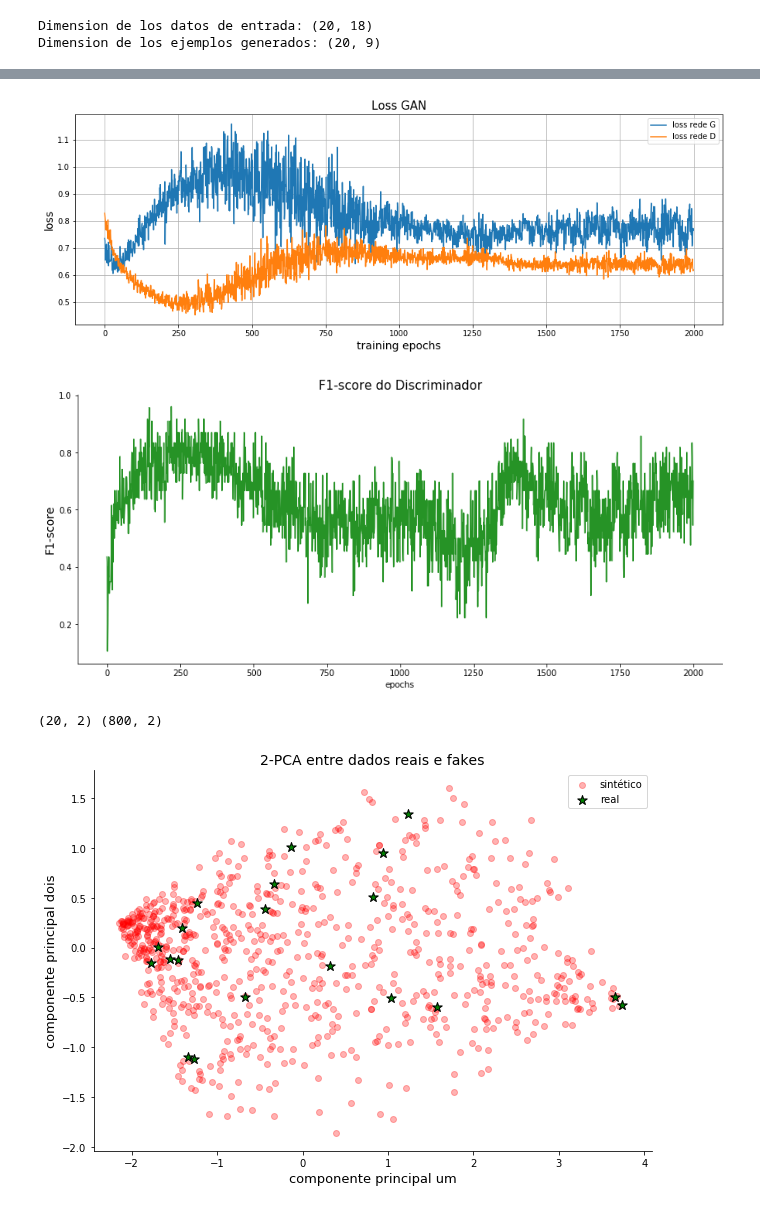
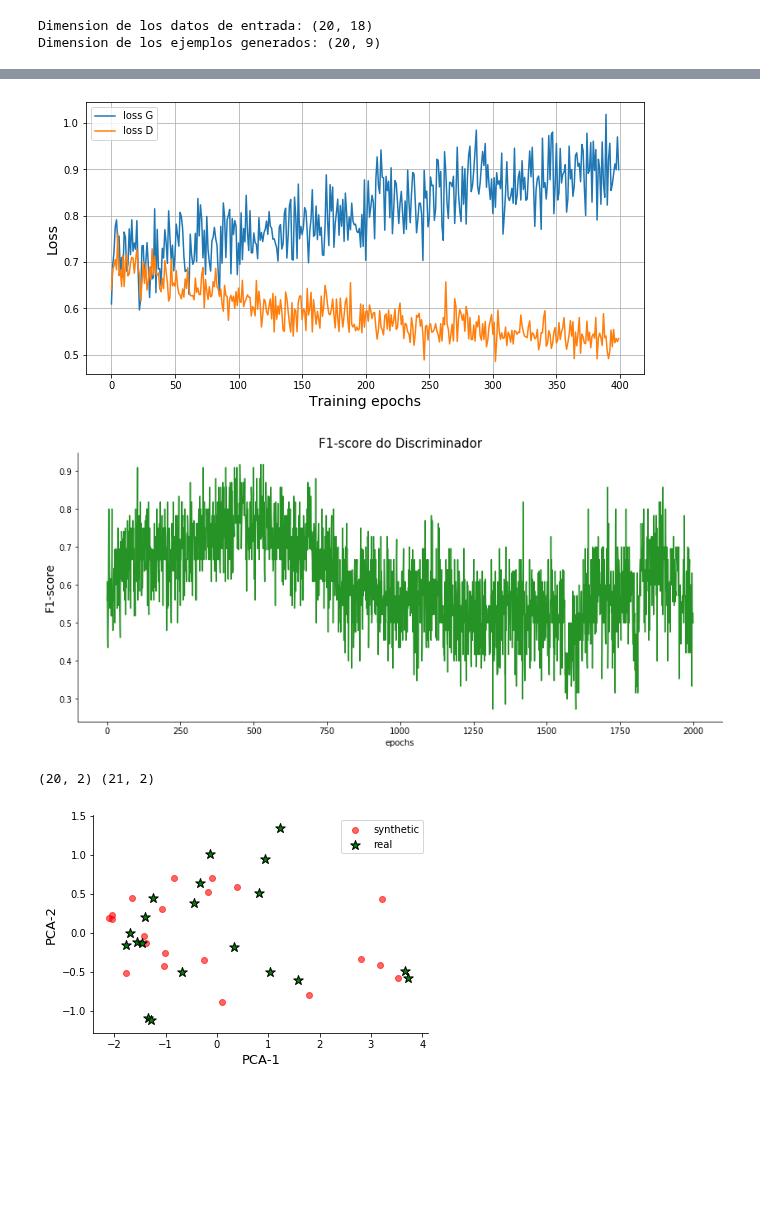
Before and after one commit to ejrueda/MasterUFPA, a Jupyter notebook: Proyectos/BioInformática/one-classification with GAN.ipynb, the cells around one changed output, grey strips where cells are left out. Cells and saved outputs as stored; diff of their text form; code cells hidden in the pictures; blank space fills up the shorter version.

```diff
--- a/Proyectos/BioInformática/one-classification with GAN.ipynb
+++ b/Proyectos/BioInformática/one-classification with GAN.ipynb
@@ -175,9 +175,9 @@ class Generator():
         Retorna el modelo Generador
         """
         model = Sequential()
-        model.add(Dense(100, input_shape=(self.noise_input,)))
-        model.add(Dense(100))
-        model.add(Dense(100))
+        model.add(Dense(250, input_shape=(self.noise_input,)))
+        model.add(Dense(250))
+        model.add(Dense(250))
         model.add(Dense(np.prod(self.out_dim), activation="tanh"))
         model.add(Reshape(self.out_dim))
         return model
@@ -206,17 +206,18 @@ Dimension de los ejemplos generados: (20, 9)
 pca_real = PCA(n_components=2)
 X_train_pca = pca_real.fit_transform(X_train)
 X_train_pca
-noise = np.random.normal(loc=0, scale=1, size=(800,noise_input))
-fig1 = plt.figure(figsize=(12,6))
+noise = np.random.normal(loc=0, scale=1, size=(21,noise_input))
+fig1 = plt.figure(figsize=(6,4))
 ax1 = fig1.add_subplot()
 ax1.spines["top"].set_visible(False)
 ax1.spines["right"].set_visible(False)
-plt.title("Dados gerados sem treinamento", fontsize=14)
-plt.xlabel("componente principal um", fontsize=13)
-plt.ylabel("componente principal dois", fontsize=13)
+#plt.title("Dados gerados sem treinamento", fontsize=14)
+plt.xlabel("PCA-1", fontsize=13)
+plt.ylabel("PCA-2", fontsize=13)
 x_noise = G.predict(noise)
 X_fake_pca = pca_real.transform(x_noise)
-plt.scatter(X_fake_pca[:,0], X_fake_pca[:,1], color="red", label="fake", alpha=.3)
-plt.scatter(X_train_pca[:,0], X_train_pca[:,1], color="green", label="real", alpha=1)
+plt.scatter(X_fake_pca[:,0], X_fake_pca[:,1], color="red", label="synthetic", alpha=.7)
+plt.scatter(X_train_pca[:,0], X_train_pca[:,1], color="green", label="real", alpha=1,
+            marker="*", edgecolors="black", s=100)
 plt.legend();
 # %% [output]
@@ -237,7 +238,6 @@ class Discriminator():
         model = Sequential()
         model.add(Dense(32, input_shape=self.input_dim))
         model.add(LeakyReLU(alpha=0.2)) #función rectificadora
-        model.add(Dense(32))
         model.add(Dropout(.1))
         model.add(Flatten())
         #activación sigmoid ya que se precisa establecer si es 0 ó 1.
@@ -328,7 +328,7 @@ def train(X_train, epochs, batch_size, G, D, gan, noise_input):
                    % (epoch+1, epochs, d_loss[-1], g_loss[-1], t))
     return g_loss, d_loss, fscore
 # %%
-noise_input = 7
+noise_input = 100
 #Gerador
 #optimizerG = Adam(lr=0.0001, beta_1=0.4)
 optimizerG = SGD(lr=0.0001, momentum=0.9, decay=0.0001/2000)
@@ -383,14 +387,14 @@ epoch:[2000/2000] [Discriminator::d_loss: 0.619255],[Generator::loss: 0.766000],
 # %%
-plt.figure(figsize=(15,5))
-plt.title("Loss GAN", fontsize=15)
-plt.plot(range(ep), g_loss, label="loss rede G")
-plt.plot(range(ep), d_loss, label="loss rede D")
-plt.xlabel("training epochs", fontsize=14)
-plt.ylabel("loss", fontsize=14)
+plt.figure(figsize=(10,5))
+#plt.title("Loss GAN", fontsize=15)
+plt.plot(range(ep)[:400], g_loss[:400], label="loss G")
+plt.plot(range(ep)[:400], d_loss[:400], label="loss D")
+plt.xlabel("Training epochs", fontsize=14)
+plt.ylabel("Loss", fontsize=14)
 plt.grid()
 plt.legend();
 # %% [output]
-[figure, old version]
+[figure, new version]
 # %%
 fig = plt.figure(figsize=(14,6))
 ax1 = fig.add_subplot()
@@ -401,22 +405,22 @@ plt.xlabel("epochs")
 plt.ylabel("F1-score", fontsize=14)
 plt.plot(range(len(fscore)), fscore, color="green", alpha=.85);
 # %% [output]
-[figure, old version]
+[figure, new version]
 # %%
-fig2 = plt.figure(figsize=(10,7))
+fig2 = plt.figure(figsize=(6,4))
 ax2 = fig2.add_subplot()
 ax2.spines["top"].set_visible(False)
 ax2.spines["right"].set_visible(False)
-x_noise = G.predict(np.random.normal(loc=0, scale=1, size=(800,noise_input)))
+x_noise = G.predict(np.random.normal(loc=0, scale=1, size=(21,noise_input)))
 X_fake_pca = pca_real.transform(x_noise)
 print(X_train_pca.shape, X_fake_pca.shape)
-plt.title("2-PCA entre dados reais e fakes", fontsize=14)
-plt.xlabel("componente principal um", fontsize=13)
-plt.ylabel("componente principal dois", fontsize=13)
-plt.scatter(X_fake_pca[:,0], X_fake_pca[:,1], color="red", label="sintético", alpha=0.3)
+#plt.title("2-PCA entre dados reais e fakes", fontsize=14)
+plt.xlabel("PCA-1", fontsize=13)
+plt.ylabel("PCA-2", fontsize=13)
+plt.scatter(X_fake_pca[:,0], X_fake_pca[:,1], color="red", label="synthetic", alpha=0.8)
 plt.scatter(X_train_pca[:,0], X_train_pca[:,1], color="green", label="real", alpha=1,
             marker="*", edgecolors="black", s=100)
 plt.legend();
 # %% [output]
-(20, 2) (800, 2)
+(20, 2) (21, 2)
-[figure, old version]
+[figure, new version]
```
Also changed, not shown: parts of 7 cells of this notebook, 5 other files.
